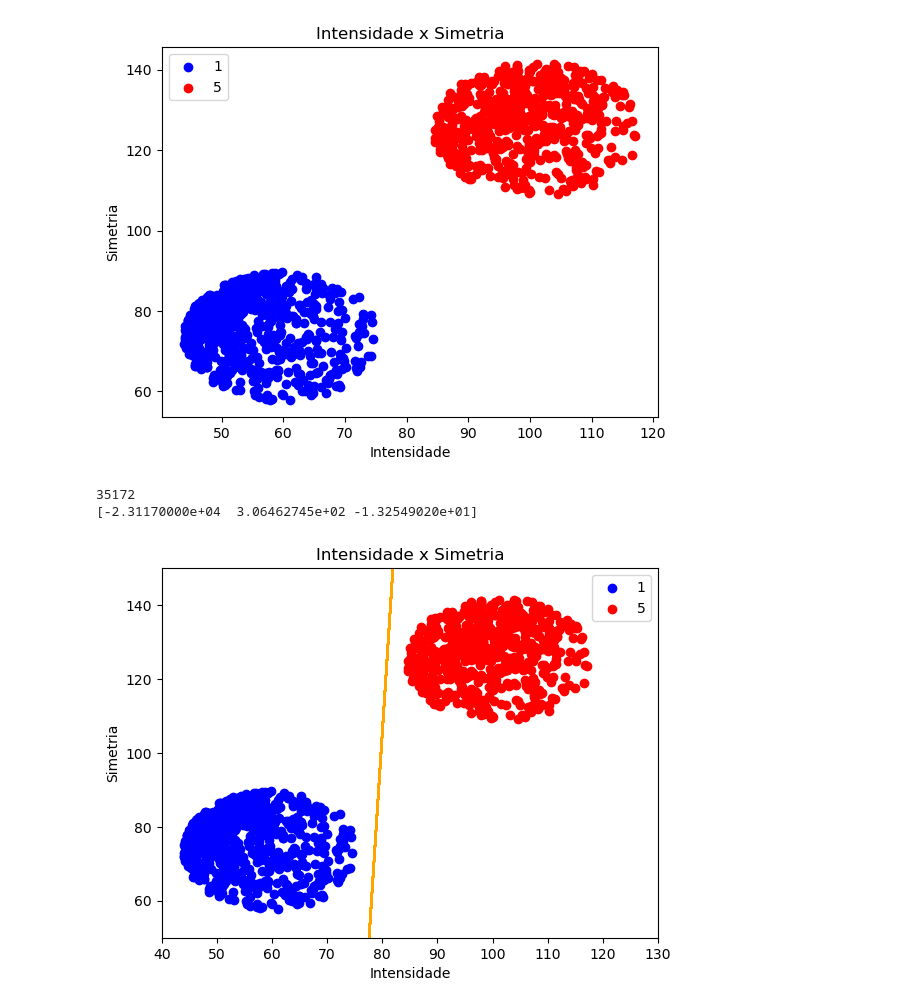
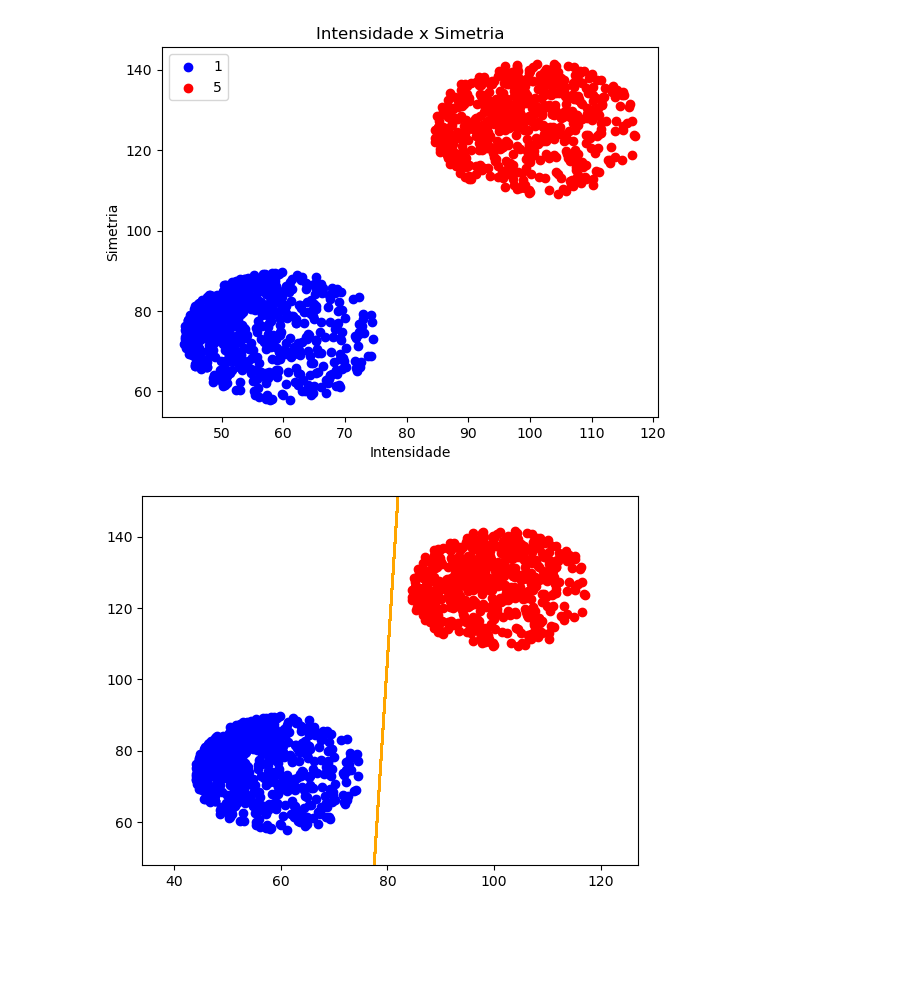
Before and after one commit to ivoaraujo17/Machine_Learning_Project_1, a Jupyter notebook: main.ipynb, the cells around one changed output. Cells and saved outputs as stored; diff of their text form; code cells hidden in the pictures; blank space fills up the shorter version.

Commit message:
ajuste no plot do pla e criacao da classe regressao logistica

```diff
--- a/main.ipynb
+++ b/main.ipynb
@@ -1,8 +7,6 @@
 # %%
-import pandas as pd
-import matplotlib.pyplot as plt
-
-dados = pd.read_csv("train_reduzido_filter_1_5.csv", sep=";")
+dados = pd.read_csv("Dados/train_reduzido_filter_1_5.csv", sep=";")
+#dados = pd.read_csv("Dados/train_reduzido_filter_4_5.csv", sep=";")
 
 # Separando os dados por classe
 dados_label_1 = dados[dados['label'] == 1]
@@ -20,39 +24,17 @@ plt.show()
 # %% [output]
 [figure]
 # %%
-from sklearn.model_selection import train_test_split
-
-# Separando os dados em treino e teste
+# adicionando o bias
 X = dados[["intensidade", "simetria"]]
-X["bias"] = 1
-X = X[["bias", "intensidade", "simetria"]].values
+#ajustando os valores de y para o PLA
 y = dados["label"]
 # substitui os valores de y por 1 ou -1
 y = y.replace(1, -1)
 y = y.replace(5, 1)
 y = y.values
+
+pla = PlaPocket(X, y)
+pla.fit()
+pla.plot()
+# %% [output]
+[figure, added]
-# %%
-from PLA import PlaPocket
-
-pla = PlaPocket()
-pla.execute(X, y)
-
-print(pla.w)
-# %% [output]
-35172
-[-2.31170000e+04  3.06462745e+02 -1.32549020e+01]
-# %%
-# plota o w com os dados
-plt.scatter(dados_label_1["intensidade"], dados_label_1["simetria"], c='blue', label='1')
-plt.scatter(dados_label_5["intensidade"], dados_label_5["simetria"], c='red', label='5')
-plt.xlabel("Intensidade")
-plt.ylabel("Simetria")
-plt.title("Intensidade x Simetria")
-plt.legend()
-plt.plot(X, (-pla.w[0] - pla.w[1]*X) / pla.w[2], c='orange')
-# define os limites do gráfico
-plt.xlim(40, 130)
-plt.ylim(50, 150)
-plt.show()
-# %% [output]
-[figure, removed]
```
Also changed, not shown: parts of 2 cells of this notebook, 2 other files.
